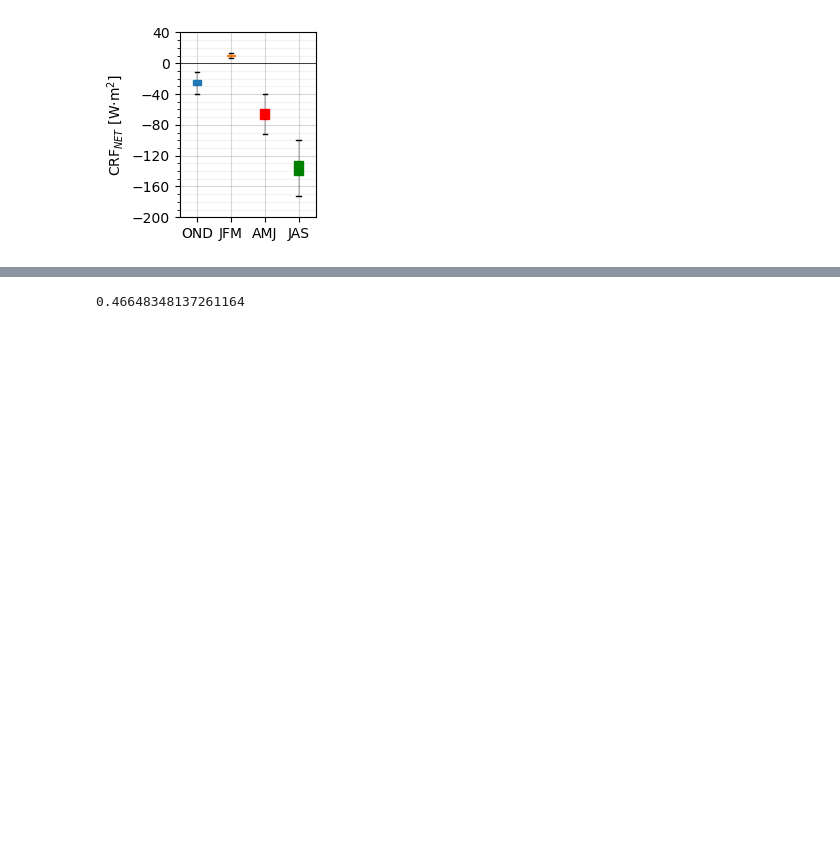
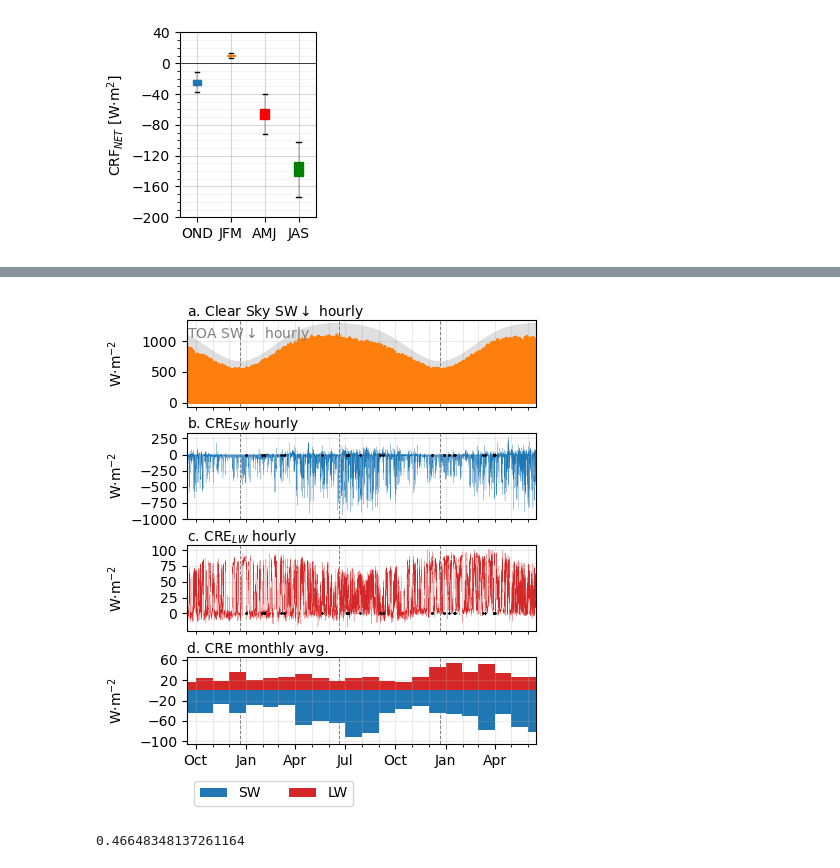
Before and after one commit to bsu-wrudisill/CRF_UCRB, a Jupyter notebook: crf_timeseries_plot.ipynb, the cells around one changed output, grey strips where cells are left out. Cells and saved outputs as stored; diff of their text form; code cells hidden in the pictures; blank space fills up the shorter version.

```diff
--- a/crf_timeseries_plot.ipynb
+++ b/crf_timeseries_plot.ipynb
@@ -376,3 +381,72 @@ plt.savefig("/global/homes/r/rudisill/gshare2/will_data/cre_project_images/Figur
+# %%
+fig,ax= plt.subplots(4,  figsize=(4.5,5.5))
+
+
+ax[0].plot(master_df.rrtmg_swd_toa.index, master_df.rrtmg_swd_toa, label="TOA SW", color='gray', alpha=.25)
+ax[0].plot(master_df.rrtmg_swd_clear.index, master_df.rrtmg_swd_clear, label="SWD Clear", color='tab:orange')
+
+ax[1].plot(cre_sw.index, cre_sw, color='tab:blue', linewidth=.15)
+ax[2].plot(cre_lw.index, cre_lw, color='tab:red', linewidth=.15)
+
+add_plot(cre_sw, ax[3], color='tab:blue', label='SW')
+add_plot(cre_lw, ax[3], color='tab:red',  label='LW')
+
+for axx in [ax[1], ax[2]]:
+    axx.scatter(missing_values.index, missing_values, s=1, color='black', zorder=10, marker='x')
+
+
+major_locator = mdates.MonthLocator(bymonth=[10, 1, 4, 7])  # Major ticks every 1 day
+minor_locator = mdates.MonthLocator(bymonth=range(13))            # Minor ticks every 6 hours
+major_formatter = mdates.DateFormatter('%b')                      # Format major ticks as 'YYYY-MM-DD'
+minor_formatter = mdates.DateFormatter('')                        # Format minor ticks as 'HH:MM'
+
+
+for axx in ax.flatten():
+    axx.xaxis.set_major_locator(major_locator)
+    axx.xaxis.set_minor_locator(minor_locator)
+    axx.xaxis.set_major_formatter(major_formatter)
+    axx.xaxis.set_minor_formatter(minor_formatter)
+    for tick in axx.xaxis.get_major_ticks():
+        tick.label1.set_horizontalalignment('center')
+        tick.label1.set_rotation('horizontal')
+
+    axx.grid(alpha=.25, which='both')
+
+    # set the limits
+    axx.set_xlim(pd.to_datetime("2021-09-15"), pd.to_datetime("2023-06-15"))
+
+
+for x in [0,1,2]:
+    ax[x].set_xticks( [])
+
+ax[0].text(0, 1.05, "a. Clear Sky SW$\downarrow$ hourly", transform=ax[0].transAxes)# fontweight='bold')
+ax[0].text(0, .80,  r"TOA SW$\downarrow$ hourly",      transform=ax[0].transAxes, color='gray')
+ax[1].text(0, 1.05, "b. CRE$_{SW}$ hourly",                   transform=ax[1].transAxes)
+ax[2].text(0, 1.05, "c. CRE$_{LW}$ hourly",                   transform=ax[2].transAxes)# fontweight='bold')
+ax[3].text(0, 1.05, "d. CRE monthly avg.",                transform=ax[3].transAxes)# fontweight='bold')
+
+
+# adjust some yticks
+ax[1].set_yticks(np.arange(-1000, 500, 250))
+ax[2].set_yticks(np.arange(0, 125, 25))
+ax[3].set_yticks(np.arange(-220, 80, 40))
+ax[3].set_ylim(-105, 65)
+
+for i in [0,1, 2, 3]:
+    axx = ax[i]
+    axx.axvline(x=pd.to_datetime("2022-06-20 00:00:00"), color='k', linewidth=.70, linestyle='--', zorder=0, alpha=.5)
+    axx.axvline(x=pd.to_datetime("2021-12-21 00:00:00"), color='k', linewidth=.70, linestyle='--', zorder=0, alpha=.5)
+    axx.axvline(x=pd.to_datetime("2022-12-21 00:00:00"), color='k', linewidth=.70, linestyle='--', zorder=0, alpha=.5)
+    axx.set_ylabel("W$\cdot$m$^{-2}$")
+
+ax[3].legend(ncol=2, loc='lower left', bbox_to_anchor=(0, -.8))
+fig.align_ylabels(ax)
+plt.subplots_adjust(hspace=.3)
+
+
+plt.savefig("/global/homes/r/rudisill/gshare2/will_data/cre_project_images/FigureX_cre_hourly_timeseries", dpi=300,  bbox_inches="tight")
+# %% [output]
+[figure, added]
 # %%
 master_df['crf_net'] = crf_net
 # %%
```
Also changed, not shown: parts of 6 cells of this notebook, 10 other files.
